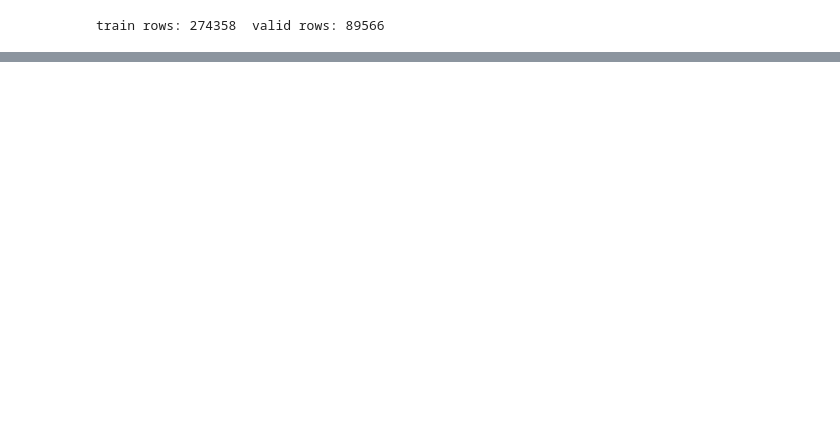
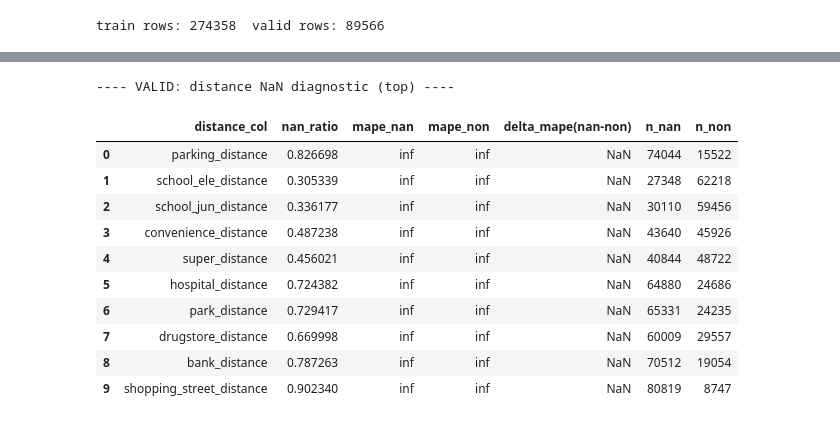
Before and after one commit to dondonrocket/kokudo, a Jupyter notebook: re_hasegawa.ipynb, the cells around one changed output, grey strips where cells are left out. Drawn from its saved outputs; the diff is of its cells as text; code cells hidden in the pictures; blank space fills up the shorter version.

```diff
--- a/re_hasegawa.ipynb
+++ b/re_hasegawa.ipynb
@@ -373,22 +370,3 @@ if train_mask.sum() == 0:
 print("train rows:", int(train_mask.sum()), " valid rows:", int(valid_mask.sum()))
 # %% [output]
 train rows: 274358  valid rows: 89566
-# %%
-def select_numeric_features(df):
-    return df.select_dtypes(include=[np.number, bool])
-
-X_train_num = select_numeric_features(X_train)
-X_test_num  = select_numeric_features(X_test)
-
-print("使用特徴量数:", X_train_num.shape[1])
-
-# =========================
-# 2. 念のため NaN / inf をガード（LightGBM的には必須ではないが安全）
-# =========================
-def final_numeric_guard(df):
-    df = df.copy()
-    df = df.replace([np.inf, -np.inf], np.nan)
-    return df
-
-X_train_num = final_numeric_guard(X_train_num)
-X_test_num  = final_numeric_guard(X_test_num)
@@ -715,50 +722,46 @@ plt.show()
 # %%
-# =========================================================
-# 4-5. distance NaNフラグ診断（重大：今回の改善点の核心）
-#   - NaN群と非NaN群でMAPEがどう違うか
-#   - どの距離列のNaNが特に効いているかが見える
-# =========================================================
+# -------------------------
+# 4-5. distance NaNフラグ診断
+# -------------------------
 nan_diag_rows = []
 for c in DISTANCE_COLS:
     flag = f"{c}_is_nan"
     if flag not in valid_df.columns:
         continue
 
     m_nan = valid_df[flag] == 1
     m_non = valid_df[flag] == 0
-
-    # 両方の群が存在しない場合はスキップ
     if m_nan.sum() == 0 or m_non.sum() == 0:
         continue
 
     y_nan_true = valid_df.loc[m_nan, TARGET_COL].values
-    y_nan_pred = valid_df.loc[m_nan, PRED_VALID_COL].values
-
+    y_nan_pred = valid_df.loc[m_nan, PRED_VALID_COL].fillna(0).values
     y_non_true = valid_df.loc[m_non, TARGET_COL].values
-    y_non_pred = valid_df.loc[m_non, PRED_VALID_COL].values
+    y_non_pred = valid_df.loc[m_non, PRED_VALID_COL].fillna(0).values
 
     nan_diag_rows.append({
         "distance_col": c,
         "nan_ratio": float(m_nan.mean()),
         "mape_nan": float(mape(y_nan_true, y_nan_pred)),
         "mape_non": float(mape(y_non_true, y_non_pred)),
         "delta_mape(nan-non)": float(mape(y_nan_true, y_nan_pred) - mape(y_non_true, y_non_pred)),
         "n_nan": int(m_nan.sum()),
         "n_non": int(m_non.sum()),
     })
 
 nan_diag = pd.DataFrame(nan_diag_rows).sort_values("delta_mape(nan-non)", ascending=False)
 print("\n---- VALID: distance NaN diagnostic (top) ----")
-display(nan_diag.head(30))
-
-# 代表的なものをプロット（上位5つ）
-topk = nan_diag.head(5)["distance_col"].tolist()
-for c in topk:
-    flag = f"{c}_is_nan"
-    plt.figure()
-    grp = valid_df.groupby(flag)["ape"].mean()
-    plt.bar(grp.index.astype(str), grp.values)
-    plt.title(f"VALID {VALID_YEAR}: mean APE by {flag}")
-    plt.xlabel(f"{flag} (0=exists, 1=missing)")
-    plt.ylabel("mean APE")
-    plt.show()
+display(nan_diag.head(10))
+# %% [output]
+---- VALID: distance NaN diagnostic (top) ----
+|  | distance_col | nan_ratio | mape_nan | mape_non | delta_mape(nan-non) | n_nan | n_non |
+| 0 | parking_distance | 0.826698 | inf | inf | NaN | 74044 | 15522 |
+| 1 | school_ele_distance | 0.305339 | inf | inf | NaN | 27348 | 62218 |
+| 2 | school_jun_distance | 0.336177 | inf | inf | NaN | 30110 | 59456 |
+| 3 | convenience_distance | 0.487238 | inf | inf | NaN | 43640 | 45926 |
+| 4 | super_distance | 0.456021 | inf | inf | NaN | 40844 | 48722 |
+| 5 | hospital_distance | 0.724382 | inf | inf | NaN | 64880 | 24686 |
+| 6 | park_distance | 0.729417 | inf | inf | NaN | 65331 | 24235 |
+| 7 | drugstore_distance | 0.669998 | inf | inf | NaN | 60009 | 29557 |
+| 8 | bank_distance | 0.787263 | inf | inf | NaN | 70512 | 19054 |
+| 9 | shopping_street_distance | 0.902340 | inf | inf | NaN | 80819 | 8747 |
```
Also changed, not shown: parts of 19 cells of this notebook.
